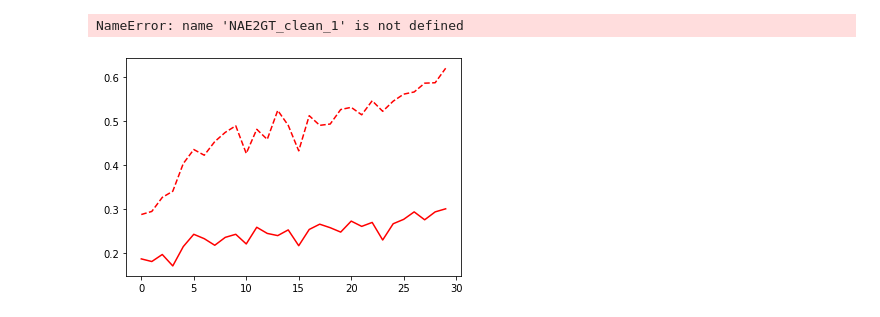
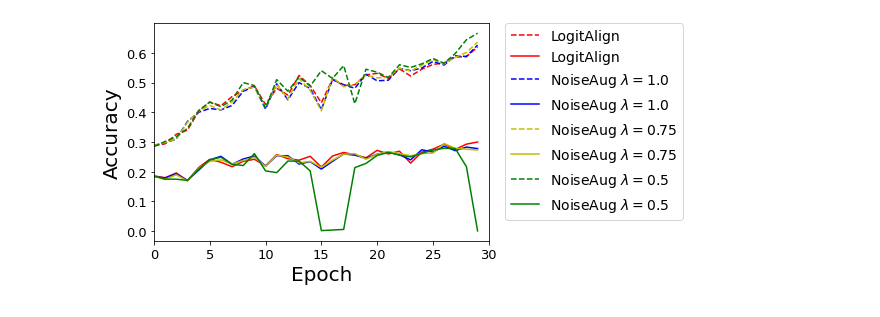
Before and after one commit to pantheon5100/random_agumentation, a Jupyter notebook: jupyter_notebook/resutl_plotting_kl.ipynb, the cells around one changed output. Cells and saved outputs as stored; diff of their text form; code cells hidden in the pictures.

Commit message:
figure kl regurlization

```diff
--- a/jupyter_notebook/resutl_plotting_kl.ipynb
+++ b/jupyter_notebook/resutl_plotting_kl.ipynb
@@ -31,7 +31,7 @@
 # 0.483999997377396,
 # ]
 
-KL_reuslt_clean = [
+KL_reuslt_clean = np.array([
 0.287000000476837,
 0.293999999761581,
 0.32600000500679,
@@ -62,10 +62,10 @@ KL_reuslt_clean = [
 0.586000025272369,
 0.587000012397766,
 0.620000004768372,
-]
+])
 
 
-KL_reuslt_robust = [
+KL_reuslt_robust = np.array([
 0.186000004410744,
 0.180000007152557,
 0.195999994874001,
@@ -96,9 +96,9 @@ KL_reuslt_robust = [
 0.275000005960464,
 0.293000012636185,
 0.300000011920929,
-]
+])
 # %%
-NAE2GT_clean_1=[
+NAE2GT_clean_1= np.array([
   0.289000005,
   0.296999991,
   0.310000002,
@@ -129,9 +129,9 @@ NAE2GT_clean_1=[
   0.589999974,
   0.588,
   0.625999987,
-]
+])
 
-NAE2GT_robustness_1 = [
+NAE2GT_robustness_1 =np.array([
   0.184,
   0.179000005,
   0.193000004,
@@ -162,9 +162,9 @@ NAE2GT_robustness_1 = [
   0.270999998,
   0.282999992,
   0.277999997,
-]
+])
 
-NAE2GT_clean_075 =[
+NAE2GT_clean_075 =np.array([
   0.289000005,
   0.298000008,
   0.310000002,
@@ -196,9 +196,9 @@ NAE2GT_clean_075 =[
   0.601000011,
   0.635999978,
 
-]
+])
 
-NAE2GT_robustness_075 =[
+NAE2GT_robustness_075 =np.array([
   0.185000002,
   0.173999995,
   0.189999998,
@@ -229,9 +229,9 @@ NAE2GT_robustness_075 =[
   0.279000014,
   0.275999993,
   0.273000002,
-]
+])
 
-NAE2GT_clean_05 =[
+NAE2GT_clean_05 =np.array([
   0.284999996,
   0.301999986,
   0.317999989,
@@ -263,9 +263,9 @@ NAE2GT_clean_05 =[
   0.643999994,
   0.666000009,
 
-]
+])
 
-NAE2GT_robustness_05 =[
+NAE2GT_robustness_05 =np.array([
   0.186000004,
   0.174999997,
   0.174999997,
@@ -297,7 +297,7 @@ NAE2GT_robustness_05 =[
   0.216999993,
   0.001,
 
-]
+])
 # %%
 import numpy as np
 import matplotlib.pyplot as plt
@@ -308,37 +308,37 @@ from matplotlib.pyplot import MultipleLocator
 # 'size'   : 18,
 # }
 
+
 fig, ax = plt.subplots()
 
 l1=plt.plot(KL_reuslt_clean ,'r--',label='LogitAlign')
 l1=plt.plot(KL_reuslt_robust ,'r',label='LogitAlign')
 l1=plt.plot(NAE2GT_clean_1 ,'b--',label='NoiseAug $\lambda=1.0$')
-l1=plt.plot(NAE2GT_robustness_1 ,'b',label='NAE2GT_1.0')
-l1=plt.plot(NAE2GT_clean_075 ,'y--',label='NAE2GT_0.75')
-l1=plt.plot(NAE2GT_robustness_075 ,'y',label='NAE2GT_0.75')
-l1=plt.plot(NAE2GT_clean_05 ,'g--',label='NAE2GT_0.5')
-l1=plt.plot(NAE2GT_robustness_05 ,'g',label='NAE2GT_0.5')
+l1=plt.plot(NAE2GT_robustness_1 ,'b',label='NoiseAug $\lambda=1.0$')
+l1=plt.plot(NAE2GT_clean_075 ,'y--',label='NoiseAug $\lambda=0.75$')
+l1=plt.plot(NAE2GT_robustness_075 ,'y',label='NoiseAug $\lambda=0.75$')
+l1=plt.plot(NAE2GT_clean_05 ,'g--',label='NoiseAug $\lambda=0.5$')
+l1=plt.plot(NAE2GT_robustness_05 ,'g',label='NoiseAug $\lambda=0.5$')
 
 
 plt.xlabel('Epoch',fontsize=20)
 plt.ylabel('Accuracy',fontsize=20)
 
 # fig.subplots_adjust(right=0.8)
 # plt.tight_layout()
 # plt.legend(bbox_to_anchor=(1.05, 0), loc=3, borderaxespad=0,fontsize=20)
 
 plt.xlim((0, 30))
 plt.xticks(fontsize=13)
 plt.yticks(fontsize=13)
 
 lgnd=plt.legend(bbox_to_anchor=(1.05, 1), loc=2, borderaxespad=0,numpoints=1,fontsize=14)
 lgnd.legendHandles[0]._legmarker.set_markersize(16)
 lgnd.legendHandles[1]._legmarker.set_markersize(10)
 
 text = ax.text(-0.3,1, "", transform=ax.transAxes)
 
 plt.savefig('KLandNAG2GT.pdf',bbox_extra_artists=(lgnd,text),bbox_inches='tight')
 plt.show()
 # %% [output]
-NameError: name 'NAE2GT_clean_1' is not defined
-[figure, old version]
+[figure, new version]
```
Also changed, not shown: parts of 2 cells of this notebook, 2 other files.
